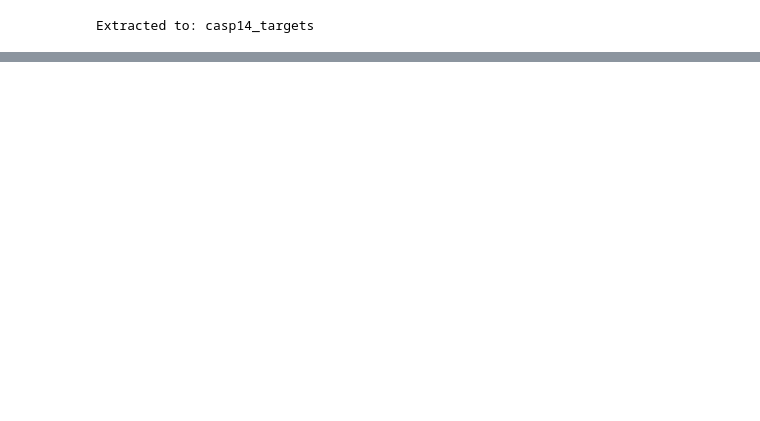
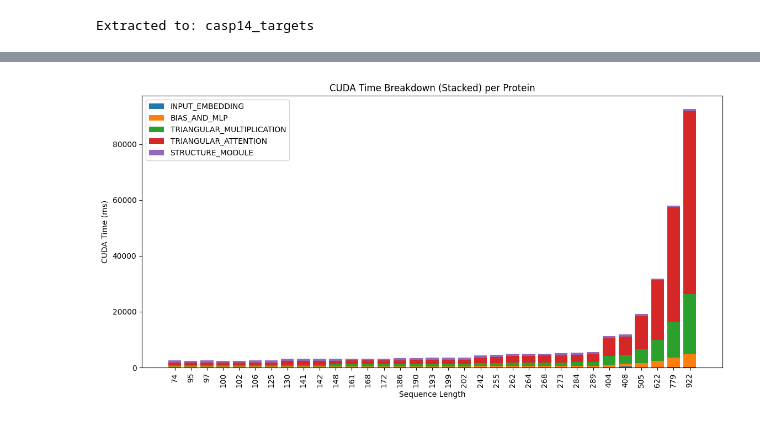
Before and after one commit to layannea/ESMFoldHPML, a Jupyter notebook: compile.ipynb, the cells around one changed output, grey strips where cells are left out. Cells and saved outputs as stored; diff of their text form; code cells hidden in the pictures; blank space fills up the shorter version.

```diff
--- a/compile.ipynb
+++ b/compile.ipynb
@@ -279,0 +387,31 @@ plt.show()
+# %%
+# CUDA Time per Group - Stacked Bar Chart
+rows_sorted = sorted(rows, key=lambda r: r[1])
+lengths = [r[1] for r in rows_sorted]
+
+group_cuda_vals = {g: [] for g in GROUPS}
+for r in rows_sorted:
+    group_data = r[6]
+    for g in GROUPS:
+        cuda_val = group_data[g]["cuda_time_ms"]
+        group_cuda_vals[g].append(0.0 if (cuda_val != cuda_val) else float(cuda_val))
+
+x = np.arange(len(rows_sorted))
+
+plt.figure(figsize=(max(10, 0.35 * len(rows_sorted)), 6))
+
+bottom = np.zeros(len(rows_sorted), dtype=float)
+for g in GROUPS:
+    y = np.array(group_cuda_vals[g], dtype=float)
+    plt.bar(x, y, bottom=bottom, label=g)
+    bottom += y
+
+plt.ylabel("CUDA Time (ms)")
+plt.title("CUDA Time Breakdown (Stacked) per Protein")
+plt.xticks(x, [str(L) for L in lengths], rotation=90)
+plt.xlabel("Sequence Length")
+plt.legend()
+plt.tight_layout()
+plt.show()
+# %% [output]
+[figure, added]
```
Also changed, not shown: parts of 13 cells of this notebook, 3 other files.
